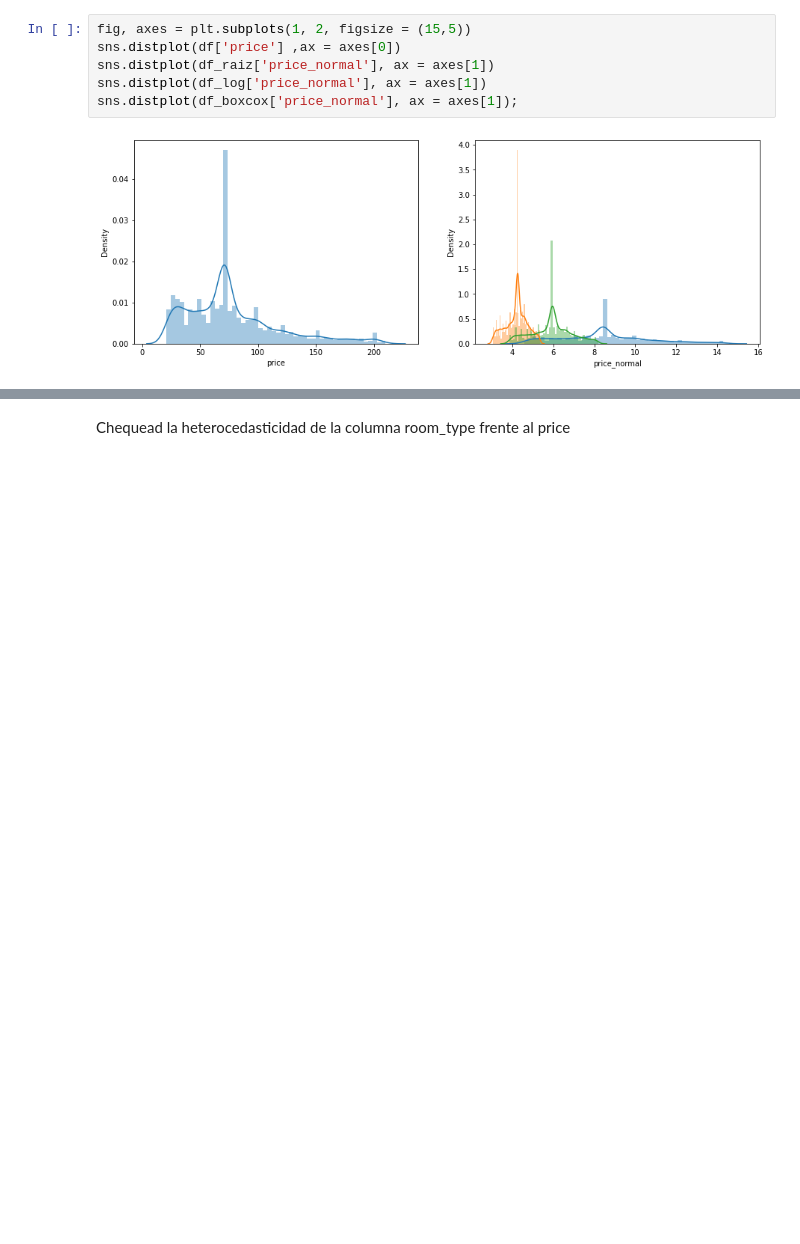
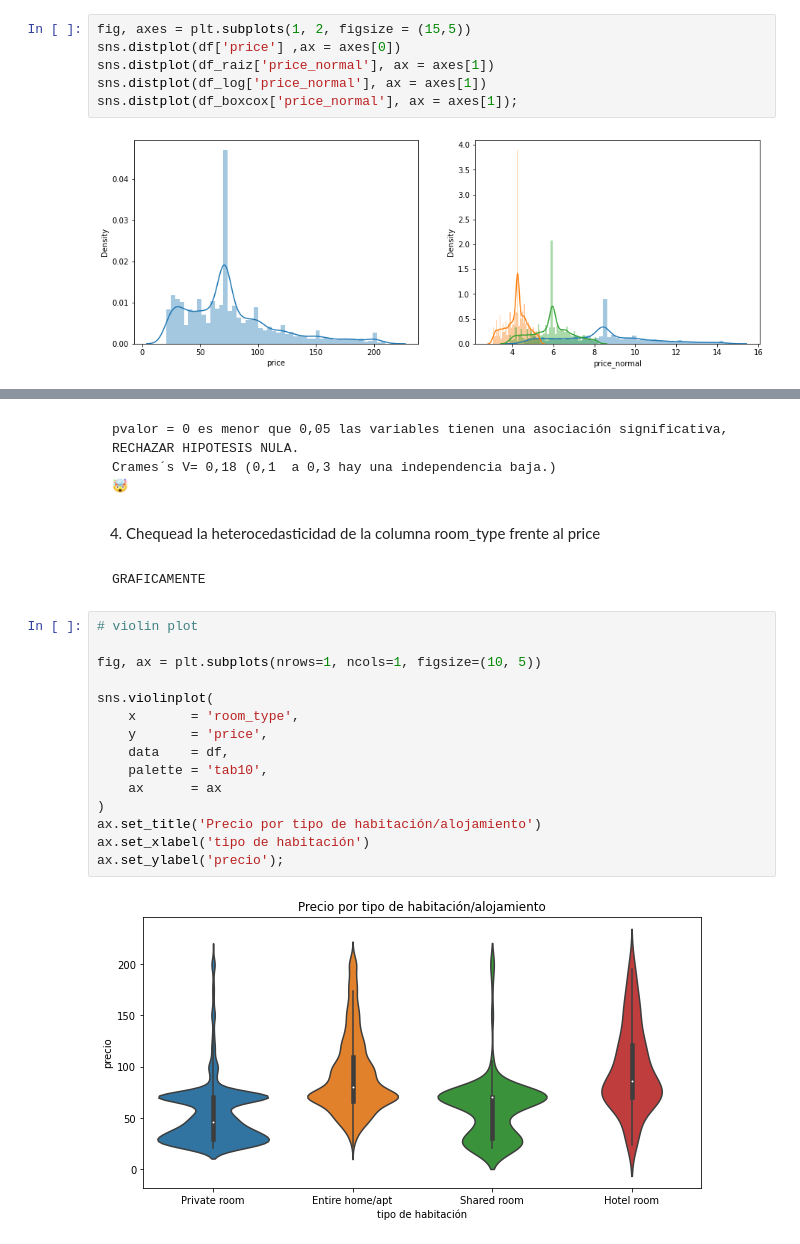
Before and after one commit to Adalab/Adalab-DA-promo-A-module-3-pairprog-3-pair-4-Alicia-Lidia, a Jupyter notebook: Test Estadísticos/test estadisticos 3/Pair estadisticos 3.ipynb, the cells around one changed output, grey strips where cells are left out. Saved outputs shown, nothing was run; the diff lists cells and outputs as text; blank space fills up the shorter version.

```diff
--- a/Test Estadísticos/test estadisticos 3/Pair estadisticos 3.ipynb
+++ b/Test Estadísticos/test estadisticos 3/Pair estadisticos 3.ipynb
@@ -182,2 +277,25 @@ Chequead la independencia entre las siguientes columnas: neighbourhood_group y r
+# %% [markdown]
+    pvalor = 0 es menor que 0,05 las variables tienen una asociación significativa, RECHAZAR HIPOTESIS NULA.
+    Crames´s V= 0,18 (0,1  a 0,3 hay una independencia baja.)
+    🤯
 # %% [markdown]
-Chequead la heterocedasticidad de la columna room_type frente al price
+4. Chequead la heterocedasticidad de la columna room_type frente al price
+# %% [markdown]
+    GRAFICAMENTE
+# %%
+# violin plot
+
+fig, ax = plt.subplots(nrows=1, ncols=1, figsize=(10, 5))
+
+sns.violinplot(
+    x       = 'room_type',
+    y       = 'price',
+    data    = df,
+    palette = 'tab10',
+    ax      = ax
+)
+ax.set_title('Precio por tipo de habitación/alojamiento')
+ax.set_xlabel('tipo de habitación')
+ax.set_ylabel('precio');
+# %% [output]
+[figure, added]
```
Also changed, not shown: parts of 19 cells of this notebook.
